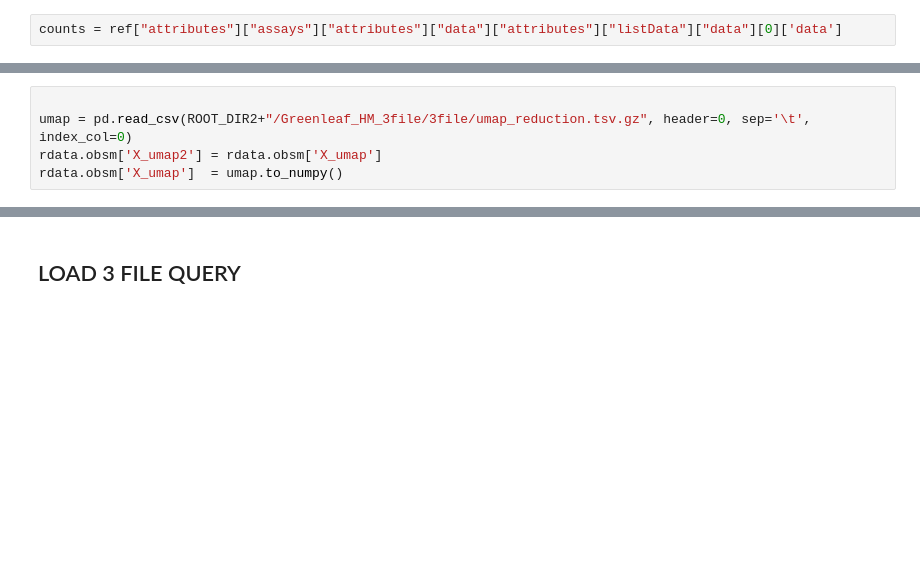
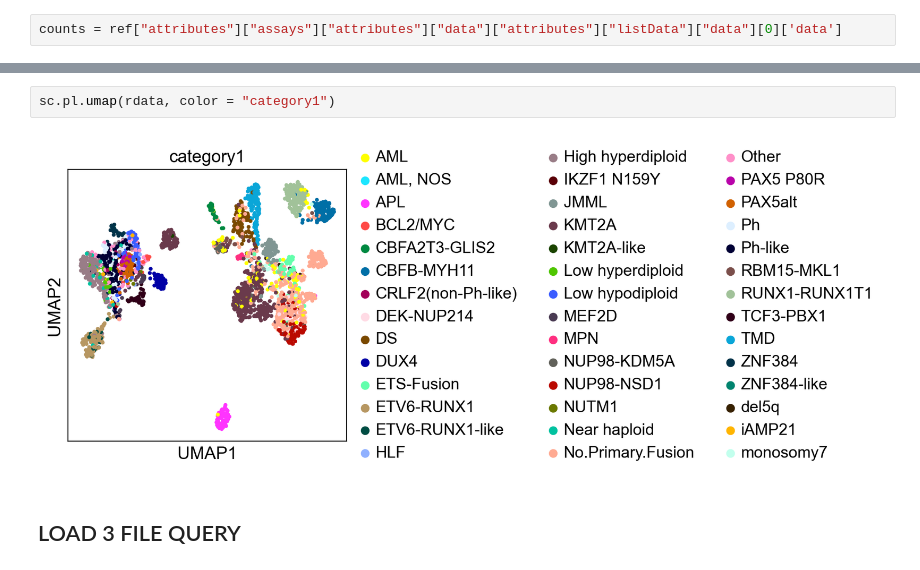
Before and after one commit to furlan-lab/pyviewmaster, a Jupyter notebook: notebooks/02_bulk_reference.ipynb, the cells around one changed output, grey strips where cells are left out. Saved outputs shown, nothing was run; the diff lists cells and outputs as text; blank space fills up the shorter version.

```diff
--- a/notebooks/02_bulk_reference.ipynb
+++ b/notebooks/02_bulk_reference.ipynb
@@ -92,5 +180,0 @@ sc.tl.umap(rdata)
-# %%
-
-umap = pd.read_csv(ROOT_DIR2+"/Greenleaf_HM_3file/3file/umap_reduction.tsv.gz", header=0, sep='\t', index_col=0)
-rdata.obsm['X_umap2'] = rdata.obsm['X_umap']
-rdata.obsm['X_umap']  = umap.to_numpy()
@@ -102,3 +197,7 @@ sc.pl.umap(rdata, color = "SFClassification", palette = cols)
+# %%
+sc.pl.umap(rdata, color = "category1")
+# %% [output]
+[figure, added]
 # %% [markdown]
 ## LOAD 3 FILE QUERY
 # %%
```
Also changed, not shown: parts of 11 cells of this notebook.
